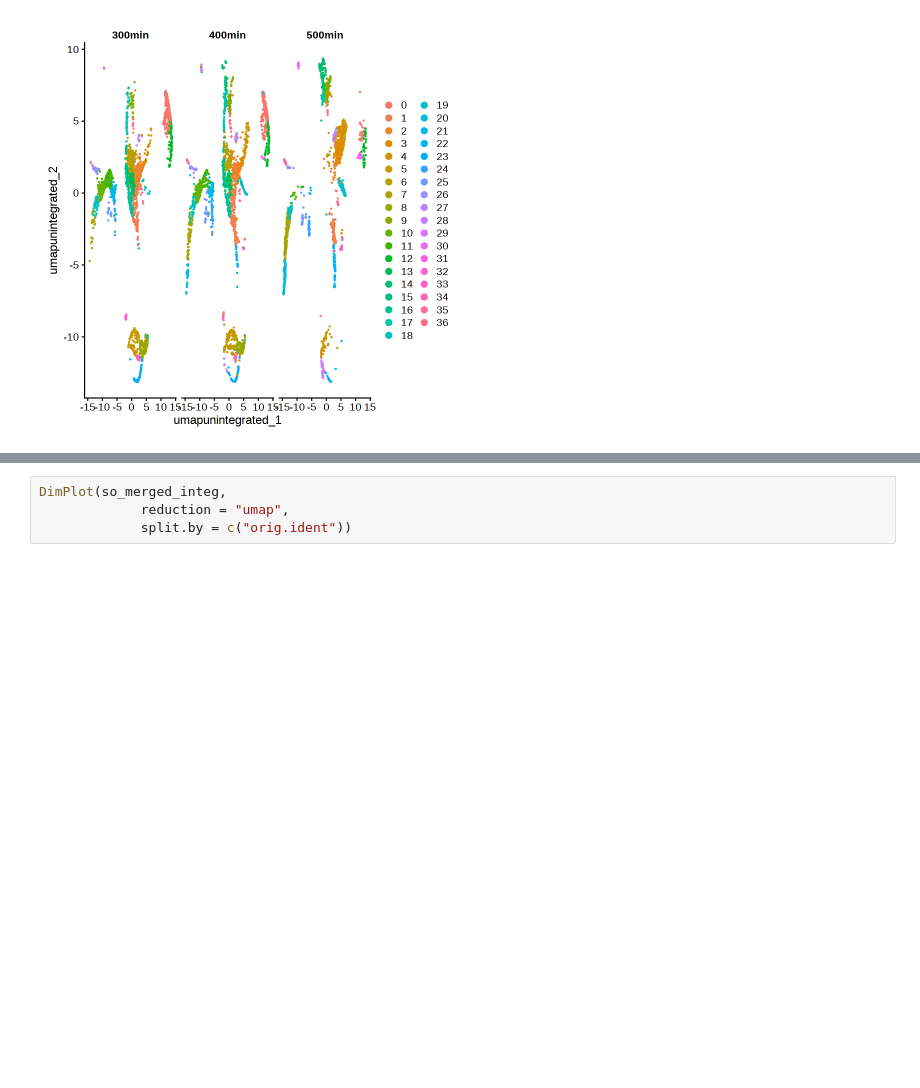
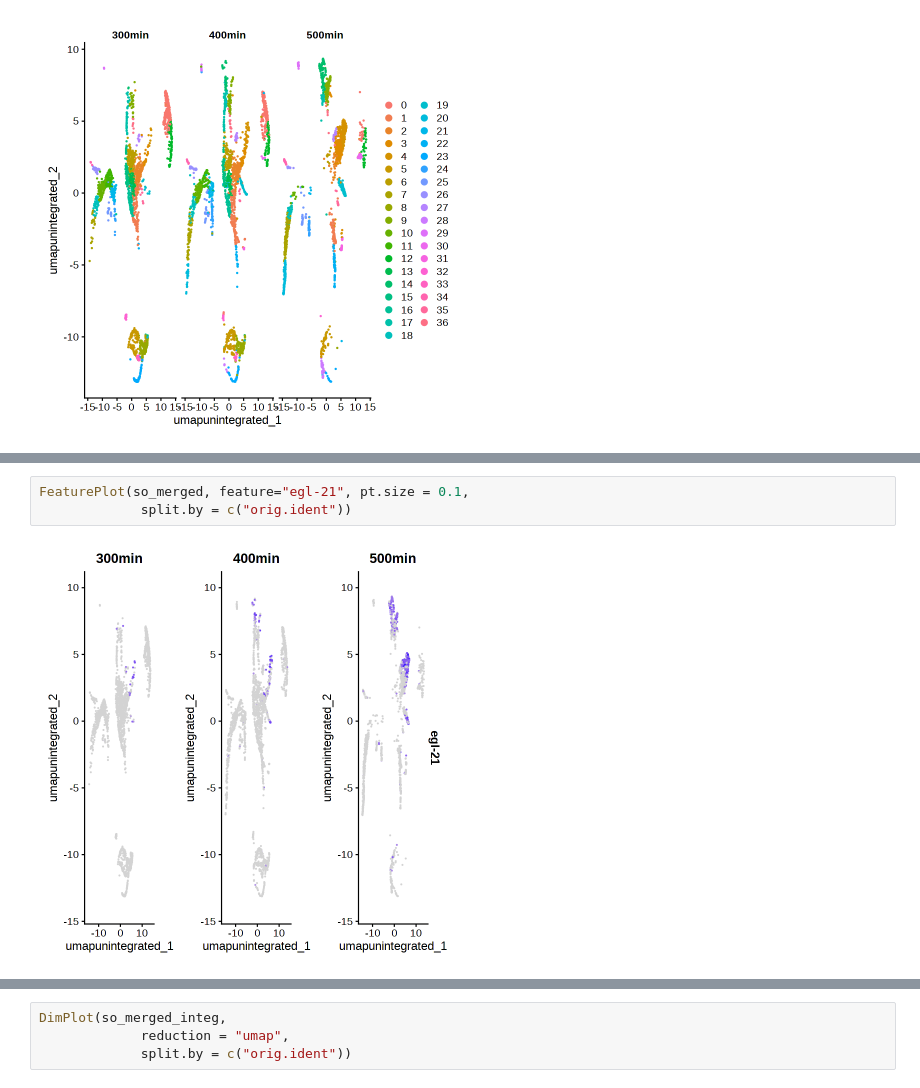
Before and after one commit to Bix4UMD/BIOI611_lab, a Jupyter notebook: docs/BIOI611_scRNA_cele.ipynb, the cells around one changed output, grey strips where cells are left out. Drawn from its saved outputs; the diff is of its cells as text; blank space fills up the shorter version.

```diff
--- a/docs/BIOI611_scRNA_cele.ipynb
+++ b/docs/BIOI611_scRNA_cele.ipynb
@@ -563,0 +557,5 @@ DimPlot(so_merged,
+# %%
+FeaturePlot(so_merged, feature="egl-21", pt.size = 0.1,
+             split.by = c("orig.ident"))
+# %% [output]
+[figure, added]
```
Also changed, not shown: parts of 27 cells of this notebook.
